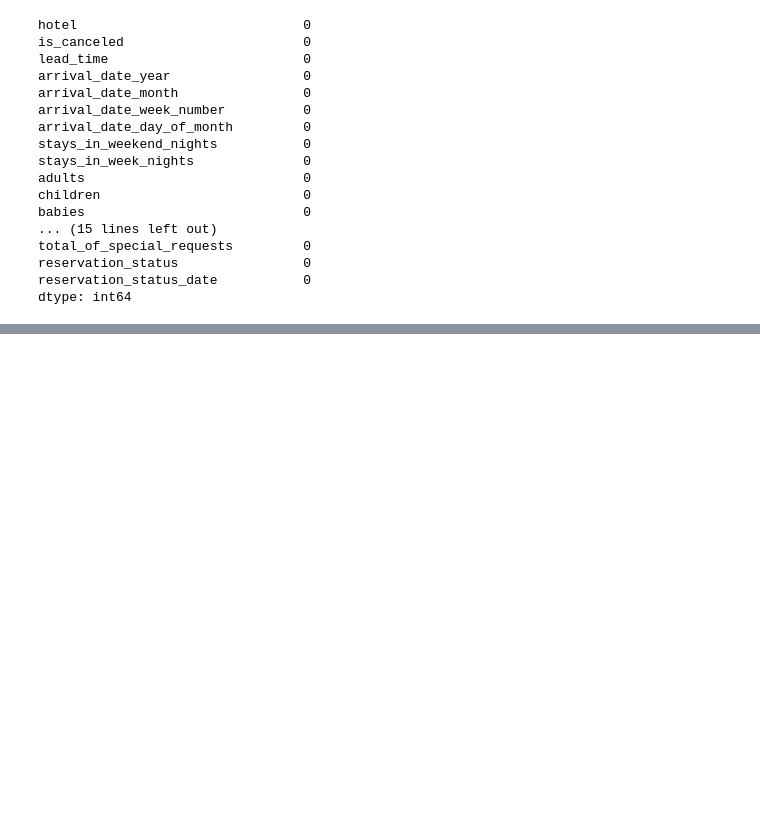
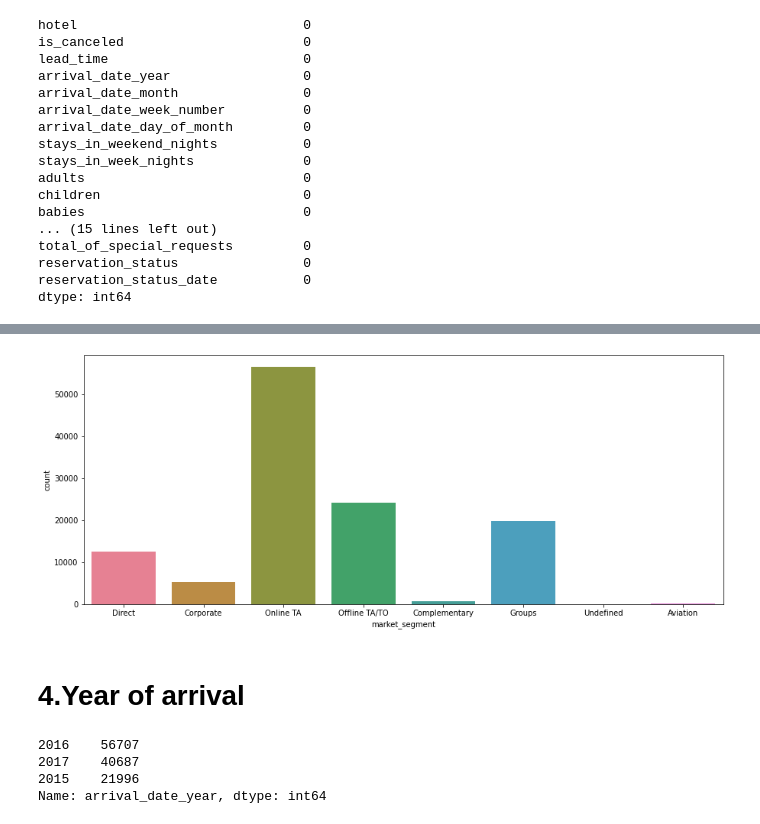
Before and after one commit to RohitSakharkar/Hotel-Booking-Analysis, a Jupyter notebook: FINAL_Copy_of_Hotel_Booking_Analysis_Capstone_Project.ipynb, the cells around one changed output, grey strips where cells are left out. Saved outputs shown, nothing was run; the diff lists cells and outputs as text; code cells hidden in the pictures; blank space fills up the shorter version.

```diff
--- a/FINAL_Copy_of_Hotel_Booking_Analysis_Capstone_Project.ipynb
+++ b/FINAL_Copy_of_Hotel_Booking_Analysis_Capstone_Project.ipynb
@@ -238,0 +333,15 @@ dtype: int64
+# %%
+plt.figure(figsize=(15,6))
+sns.countplot(df['market_segment'],palette='husl')
+plt.show()
+# %% [output]
+[figure, added]
+# %% [markdown]
+# 4.Year of arrival
+# %%
+df.arrival_date_year.value_counts()
+# %% [output]
+2016    56707
+2017    40687
+2015    21996
+Name: arrival_date_year, dtype: int64
```
Also changed, not shown: parts of 34 cells of this notebook.
